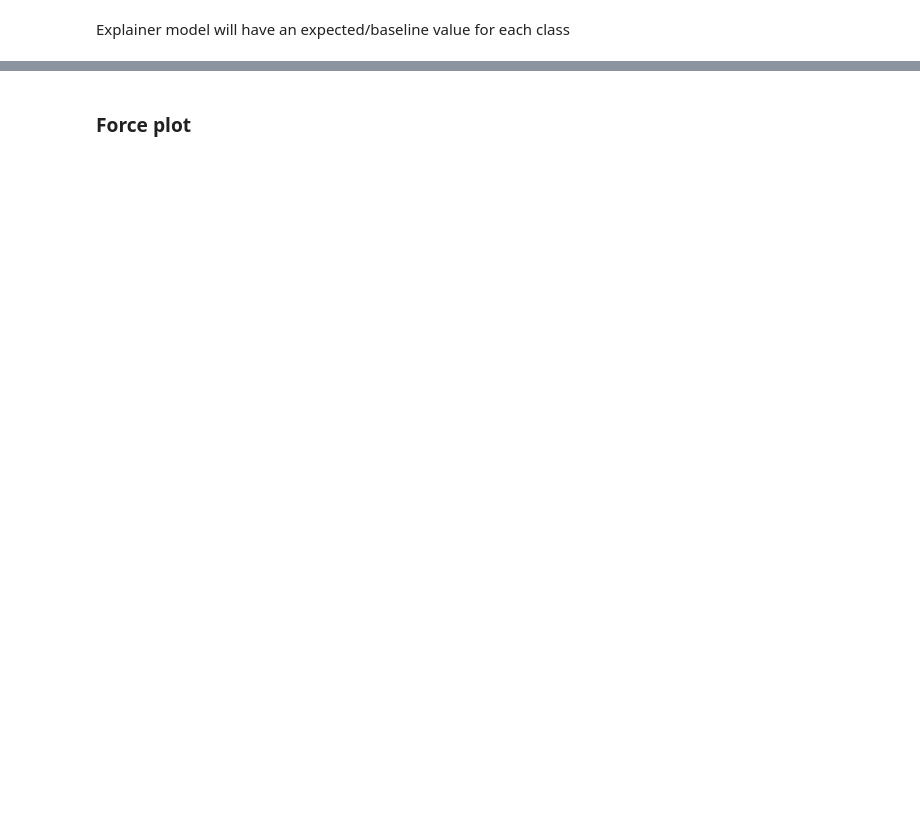
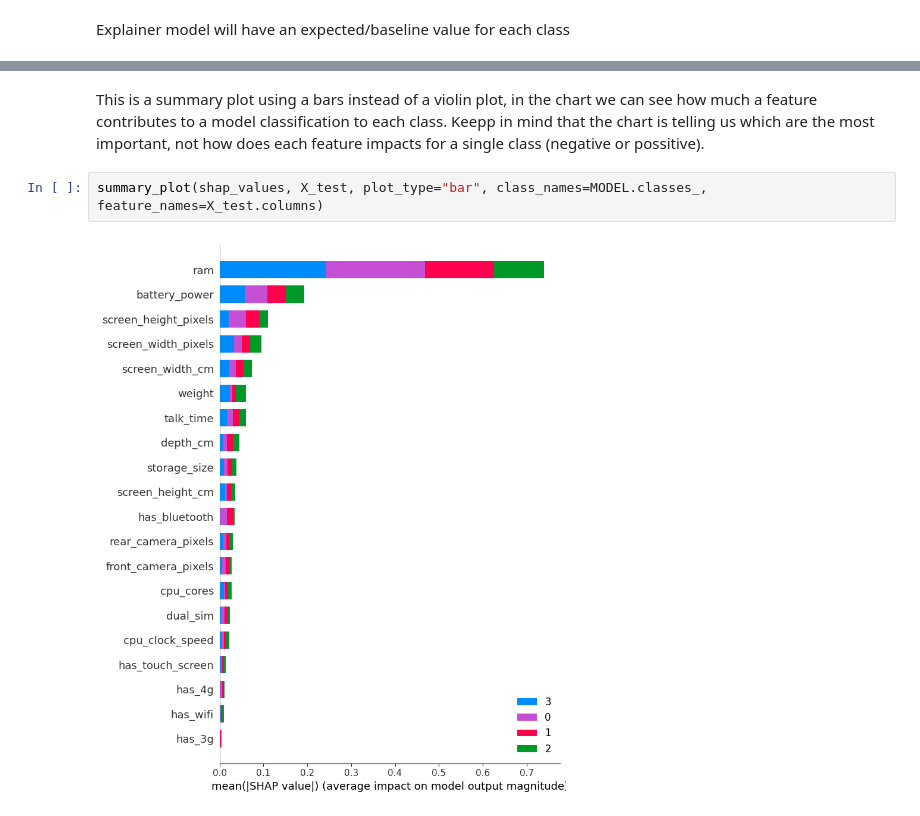
Before and after one commit to Criser2013/Machine-learning, a Jupyter notebook: shap_and_lime.ipynb, the cells around one changed output, grey strips where cells are left out. Drawn from its saved outputs; the diff is of its cells as text; blank space fills up the shorter version.

```diff
--- a/shap_and_lime.ipynb
+++ b/shap_and_lime.ipynb
@@ -120,2 +107,6 @@ plot = violin(shap_values[:, :, 0], X_test, max_display=10)
-# %% [markdown]
-### Force plot
+# %% [markdown]
+This is a summary plot using a bars instead of a violin plot, in the chart we can see how much a feature contributes to a model classification to each class. Keepp in mind that the chart is telling us which are the most important, not how does each feature impacts for a single class (negative or possitive).
+# %%
+summary_plot(shap_values, X_test, plot_type="bar", class_names=MODEL.classes_, feature_names=X_test.columns)
+# %% [output]
+[figure, added]
```
Also changed, not shown: parts of 27 cells of this notebook.
